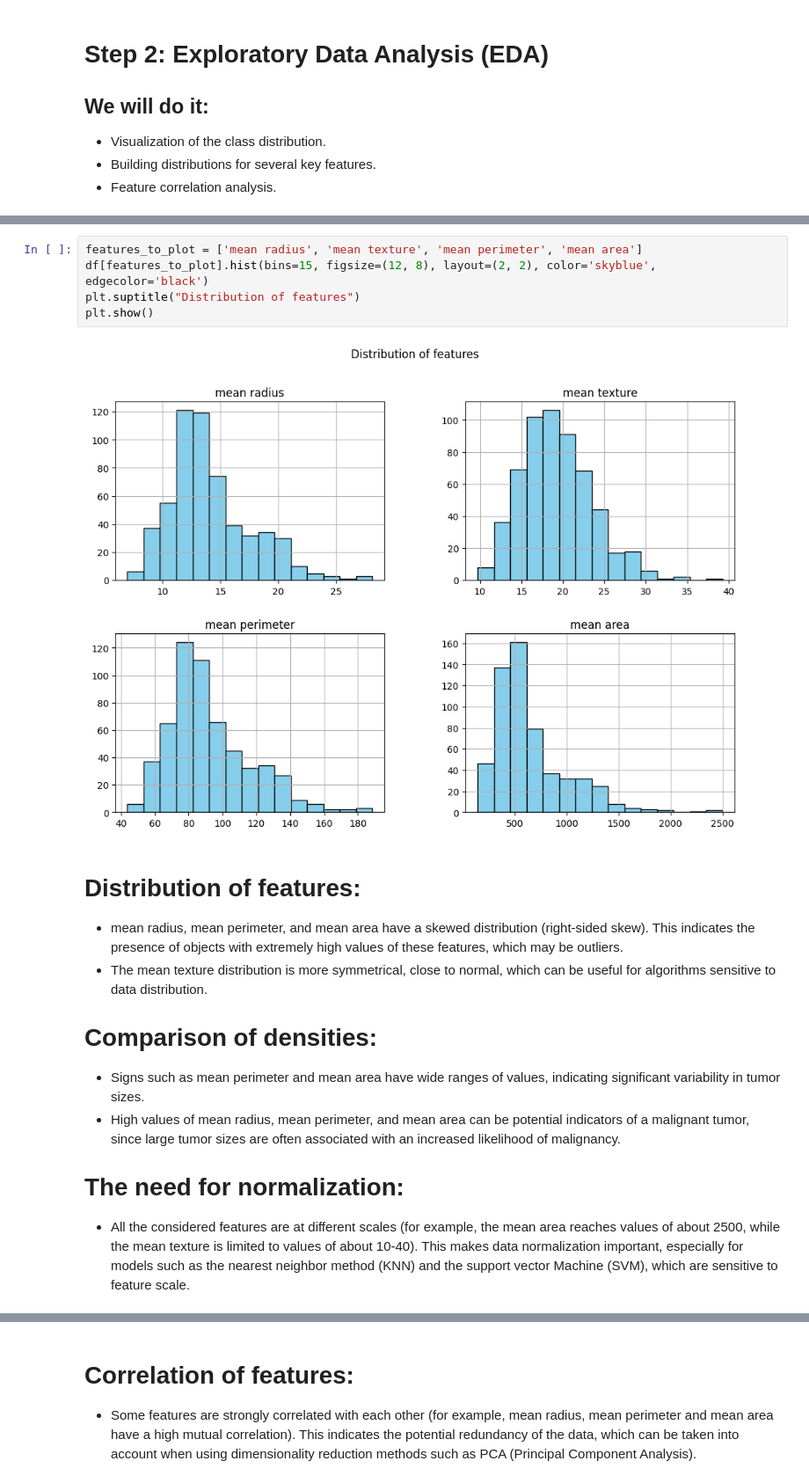
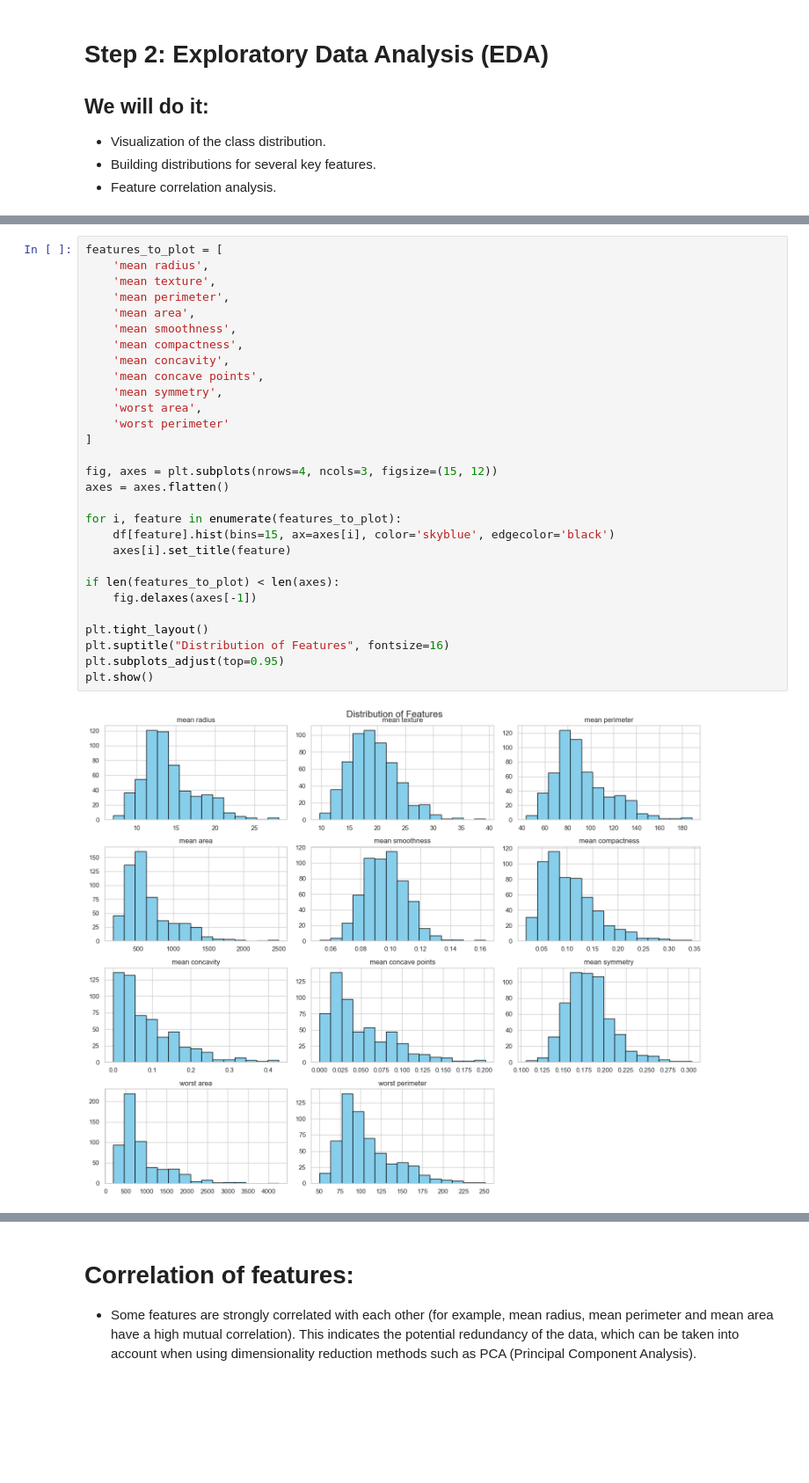
Before and after one commit to denisleuta/spbu-python-course, a Jupyter notebook: project/classification/classification.ipynb, the cells around one changed output, grey strips where cells are left out. Shown: that part at 88% size. Drawn from its saved outputs; the diff is of its cells as text; blank space fills up the shorter version.

```diff
--- a/project/classification/classification.ipynb
+++ b/project/classification/classification.ipynb
@@ -81,19 +109,31 @@ However, the imbalance is not critical, and the basic models will be able to cop
-# %%
-features_to_plot = ['mean radius', 'mean texture', 'mean perimeter', 'mean area']
-df[features_to_plot].hist(bins=15, figsize=(12, 8), layout=(2, 2), color='skyblue', edgecolor='black')
-plt.suptitle("Distribution of features")
-plt.show()
-# %% [output]
-[figure, removed]
-# %% [markdown]
-# Distribution of features:
-
-- mean radius, mean perimeter, and mean area have a skewed distribution (right-sided skew). This indicates the presence of objects with extremely high values of these features, which may be outliers.
-- The mean texture distribution is more symmetrical, close to normal, which can be useful for algorithms sensitive to data distribution.
-# Comparison of densities:
-
-- Signs such as mean perimeter and mean area have wide ranges of values, indicating significant variability in tumor sizes.
-- High values of mean radius, mean perimeter, and mean area can be potential indicators of a malignant tumor, since large tumor sizes are often associated with an increased likelihood of malignancy.
-# The need for normalization:
-
-- All the considered features are at different scales (for example, the mean area reaches values of about 2500, while the mean texture is limited to values of about 10-40). This makes data normalization important, especially for models such as the nearest neighbor method (KNN) and the support vector Machine (SVM), which are sensitive to feature scale.
+# %%
+features_to_plot = [
+    'mean radius',
+    'mean texture',
+    'mean perimeter',
+    'mean area',
+    'mean smoothness',
+    'mean compactness',
+    'mean concavity',
+    'mean concave points',
+    'mean symmetry',
+    'worst area',
+    'worst perimeter'
+]
+
+fig, axes = plt.subplots(nrows=4, ncols=3, figsize=(15, 12))
+axes = axes.flatten()
+
+for i, feature in enumerate(features_to_plot):
+    df[feature].hist(bins=15, ax=axes[i], color='skyblue', edgecolor='black')
+    axes[i].set_title(feature)
+
+if len(features_to_plot) < len(axes):
+    fig.delaxes(axes[-1])
+
+plt.tight_layout()
+plt.suptitle("Distribution of Features", fontsize=16)
+plt.subplots_adjust(top=0.95)
+plt.show()
+# %% [output]
+[figure, added]
```
Also changed, not shown: parts of 33 cells of this notebook.
